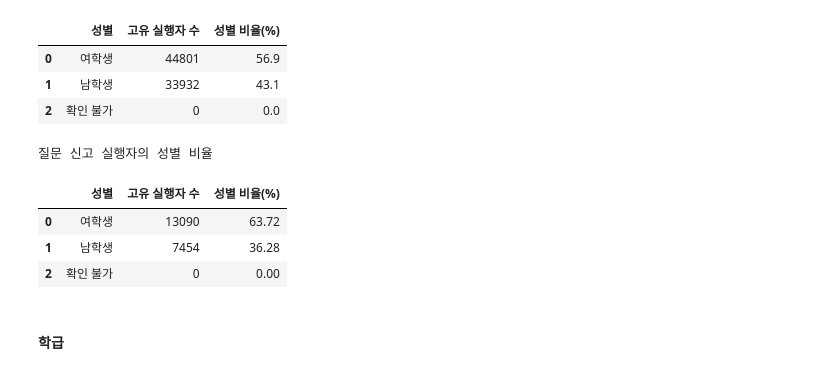
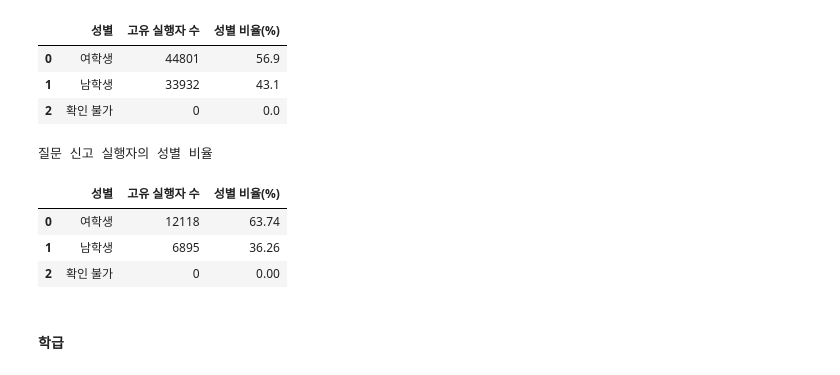
Before and after one commit to qet0506/codeit-sns-moderation, a Jupyter notebook: eda.ipynb, the cells around one changed output. Drawn from its saved outputs; the diff is of its cells as text; code cells hidden in the pictures.

```diff
--- a/eda.ipynb
+++ b/eda.ipynb
@@ -1117,35 +1109,43 @@ display(df_hider_gender_ratio)
 | 1 | 남학생 | 33932 | 43.1 |
 | 2 | 확인 불가 | 0 | 0.0 |
 # %%
-# 긍정적 사유를 제외한 고유 질문 신고자
-positive_mask = (
+target_reasons = [
+    "그냥 싫어",
+    "나랑 맞지 않는 질문인 것 같음",
+    "불쾌한 질문 내용",
+    "이 질문은 재미없어요",
+    "기타",
+    "불쾌한 내용이 포함되어 있음",
+    "선정적이거나 자극적인 질문",
+]
+
+# 지정 사유 7개에 해당하는 고유 질문 신고자
+target_mask = (
     df_questionreport_clean["reason"]
     .astype("string")
     .str.strip()
-    .eq("어떻게 이런 생각을? 이 질문 최고!")
-    .fillna(False)
+    .isin(target_reasons)
 )
 
 question_reporter_ids = (
-    df_questionreport_clean.loc[~positive_mask, "user_id"]
+    df_questionreport_clean.loc[target_mask, "user_id"]
     .dropna()
     .unique()
 )
 
-# 앞서 만든 성별 분석용 DataFrame에 추가
 df_action_users["질문 신고"] = (
     df_action_users["id"].isin(question_reporter_ids)
 )
 
 df_question_reporter_gender_ratio = gender_ratio_table("질문 신고")
 
 print("질문 신고 실행자의 성별 비율")
 display(df_question_reporter_gender_ratio)
 # %% [output]
 질문 신고 실행자의 성별 비율
 |  | 성별 | 고유 실행자 수 | 성별 비율(%) |
-| 0 | 여학생 | 13090 | 63.72 |
-| 1 | 남학생 | 7454 | 36.28 |
+| 0 | 여학생 | 12118 | 63.74 |
+| 1 | 남학생 | 6895 | 36.26 |
 | 2 | 확인 불가 | 0 | 0.00 |
 # %% [markdown]
 #### 학급
```
Also changed, not shown: parts of 2 cells of this notebook.
